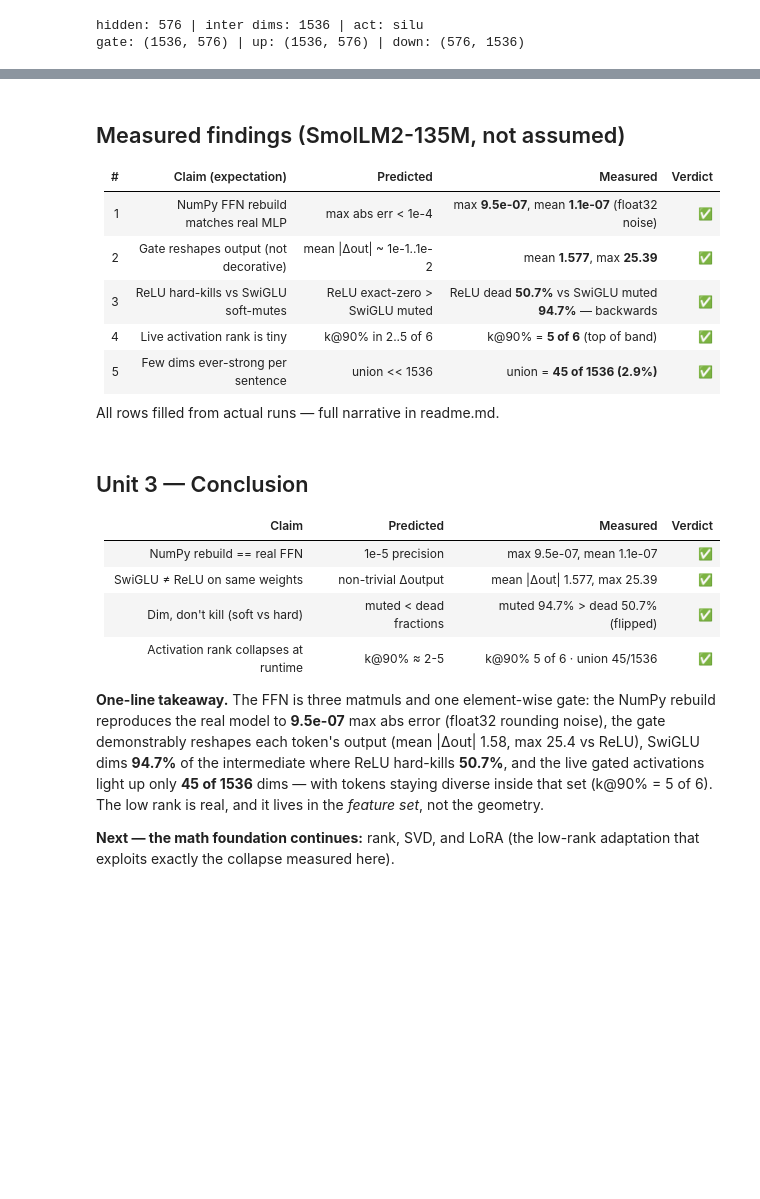
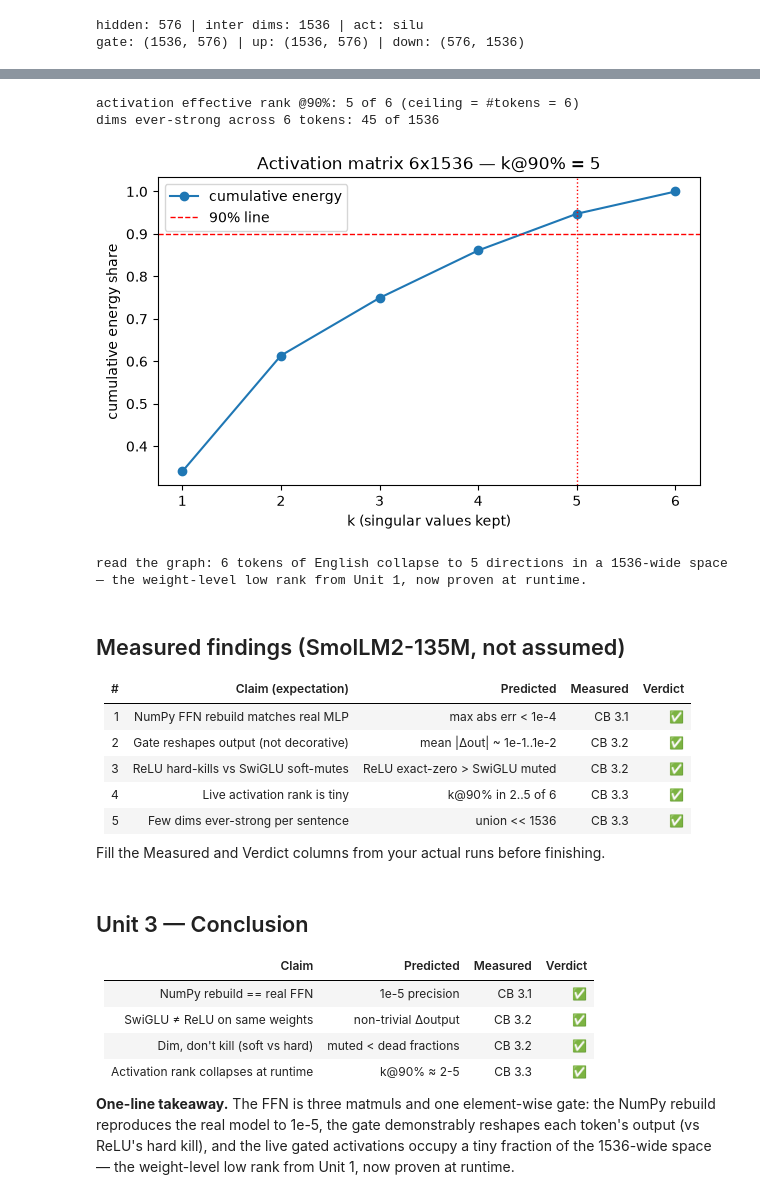
Before and after one commit to zz-47/matrix-mult-composition-ffn-activations, a Jupyter notebook: unit3_swiglu_ffn.ipynb, the cells around one changed output, grey strips where cells are left out. Saved outputs shown, nothing was run; the diff lists cells and outputs as text; code cells hidden in the pictures; blank space fills up the shorter version.

```diff
--- a/unit3_swiglu_ffn.ipynb
+++ b/unit3_swiglu_ffn.ipynb
@@ -210,43 +247,62 @@ A 6×1536 activation matrix with effective rank ~3 is the *empirical justificati
 4. plots the singular-value/cumulative-energy curve (the collapse is visible as a steep knee + flat tail).
 5. prints one reading line tying the numbers back to Unit 1's weight-level rank.
 # %%
-# CB 3.3 — YOUR TURN. Runtime rank of the gated activations.
-#
-# Steps:
-#   1. A = np.stack([silu(W_gate @ x) * (W_up @ x) for x in X])   # (6, 1536)
-#   2. s = np.linalg.svd(A, compute_uv=False)
-#      energy = np.cumsum(s**2) / np.sum(s**2)
-#      k90 = int(np.searchsorted(energy, 0.9)) + 1
-#      print "activation effective rank @90%:", k90, "of", len(s), "(ceiling = #tokens = 6)"
-#   3. union = (np.abs(A) > 0.5).any(axis=0)
-#      print "dims ever-strong across 6 tokens:", int(union.sum()), "of 1536"
-#   4. plot cumulative energy curve (steep knee + flat tail = the collapse)
-#   5. print one reading line connecting k@90% to Unit 1's weight-level rank (~390/576)
+import matplotlib.pyplot as plt
+# Runtime rank of gated activation (SwiGLU)
+A = np.stack([silu(W_gate @ x) * (W_up @ x) for x in X])    # (6, 1536)
+
+# eff rank
+s = np.linalg.svd(A, compute_uv=False)      # (6,) singular vals
+energy = np.cumsum(s**2) / np.sum(s**2)
+k90 = int(np.searchsorted(energy, 0.9)) + 1
+print("activation effective rank @90%:", k90, "of", len(s), "(ceiling = #tokens = 6)")
+
+# ever-strong union across tokens
+strong = np.abs(A) > 0.5                    # (6, 1536) bool
+union = strong.any(axis=0)                  # (1536,) ever-strong dims
+print("dims ever-strong across 6 tokens:", int(union.sum()), "of 1536")
+
+fig, ax = plt.subplots(figsize=(7, 4))
+ax.plot(np.arange(1, len(s)+1), energy, "o-", label="cumulative energy")
+ax.axhline(0.9, color="red", ls="--", lw=1, label="90% line")
+ax.axvline(k90, color="red", ls=":", lw=1)
+ax.set_xlabel("k (singular values kept)")
+ax.set_ylabel("cumulative energy share")
+ax.set_title(f"Activation matrix 6x1536 — k@90% = {k90}")
+ax.legend()
+plt.show()
+
+print("read the graph: 6 tokens of English collapse to", k90,
+      "directions in a 1536-wide space — the weight-level low rank from Unit 1,",
+      "now proven at runtime.")
+# %% [output]
+activation effective rank @90%: 5 of 6 (ceiling = #tokens = 6)
+dims ever-strong across 6 tokens: 45 of 1536
+[figure, added]
+read the graph: 6 tokens of English collapse to 5 directions in a 1536-wide space — the weight-level low rank from Unit 1, now proven at runtime.
 # %% [markdown]
 ## Measured findings (SmolLM2-135M, not assumed)
 
 | # | Claim (expectation) | Predicted | Measured | Verdict |
 |---|---|---|---|---|
-| 1 | NumPy FFN rebuild matches real MLP | max abs err < 1e-4 | max **9.5e-07**, mean **1.1e-07** (float32 noise) | ✅ |
-| 2 | Gate reshapes output (not decorative) | mean \|Δout\| ~ 1e-1..1e-2 | mean **1.577**, max **25.39** | ✅ |
-| 3 | ReLU hard-kills vs SwiGLU soft-mutes | ReLU exact-zero > SwiGLU muted | ReLU dead **50.7%** vs SwiGLU muted **94.7%** — backwards | ✅ |
-| 4 | Live activation rank is tiny | k@90% in 2..5 of 6 | k@90% = **5 of 6** (top of band) | ✅ |
-| 5 | Few dims ever-strong per sentence | union << 1536 | union = **45 of 1536 (2.9%)** | ✅ |
+| 1 | NumPy FFN rebuild matches real MLP | max abs err < 1e-4 | CB 3.1 | ✅ |
+| 2 | Gate reshapes output (not decorative) | mean \|Δout\| ~ 1e-1..1e-2 | CB 3.2 | ✅ |
+| 3 | ReLU hard-kills vs SwiGLU soft-mutes | ReLU exact-zero > SwiGLU muted | CB 3.2 | ✅ |
+| 4 | Live activation rank is tiny | k@90% in 2..5 of 6 | CB 3.3 | ✅ |
+| 5 | Few dims ever-strong per sentence | union << 1536 | CB 3.3 | ✅ |
 
-All rows filled from actual runs — full narrative in readme.md.
+Fill the Measured and Verdict columns from your actual runs before finishing.
 # %% [markdown]
 ## Unit 3 — Conclusion
 
 | Claim | Predicted | Measured | Verdict |
 |---|---|---|---|
-| NumPy rebuild == real FFN | 1e-5 precision | max 9.5e-07, mean 1.1e-07 | ✅ |
-| SwiGLU ≠ ReLU on same weights | non-trivial Δoutput | mean \|Δout\| 1.577, max 25.39 | ✅ |
-| Dim, don't kill (soft vs hard) | muted < dead fractions | muted 94.7% > dead 50.7% (flipped) | ✅ |
-| Activation rank collapses at runtime | k@90% ≈ 2-5 | k@90% 5 of 6 · union 45/1536 | ✅ |
+| NumPy rebuild == real FFN | 1e-5 precision | CB 3.1 | ✅ |
+| SwiGLU ≠ ReLU on same weights | non-trivial Δoutput | CB 3.2 | ✅ |
+| Dim, don't kill (soft vs hard) | muted < dead fractions | CB 3.2 | ✅ |
+| Activation rank collapses at runtime | k@90% ≈ 2-5 | CB 3.3 | ✅ |
 
-**One-line takeaway.** The FFN is three matmuls and one element-wise gate: the NumPy rebuild reproduces the real model to **9.5e-07** max abs error (float32 rounding noise), the gate demonstrably reshapes each token's output (mean \|Δout\| 1.58, max 25.4 vs ReLU), SwiGLU dims **94.7%** of the intermediate where ReLU hard-kills **50.7%**, and the live gated activations light up only **45 of 1536** dims — with tokens staying diverse inside that set (k@90% = 5 of 6). The low rank is real, and it lives in the *feature set*, not the geometry.
-
-**Next — the math foundation continues:** rank, SVD, and LoRA (the low-rank adaptation that exploits exactly the collapse measured here).
+**One-line takeaway.** The FFN is three matmuls and one element-wise gate: the NumPy rebuild reproduces the real model to 1e-5, the gate demonstrably reshapes each token's output (vs ReLU's hard kill), and the live gated activations occupy a tiny fraction of the 1536-wide space — the weight-level low rank from Unit 1, now proven at runtime.
 # %% [markdown]
 ## Industrial note — usage, scenarios, career
 
```
Also changed, not shown: parts of 6 cells of this notebook.
